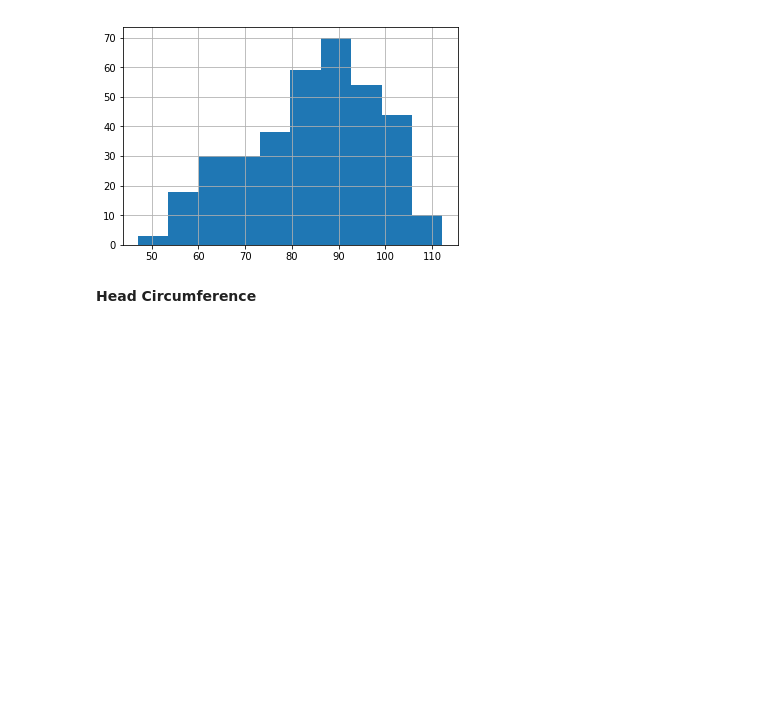
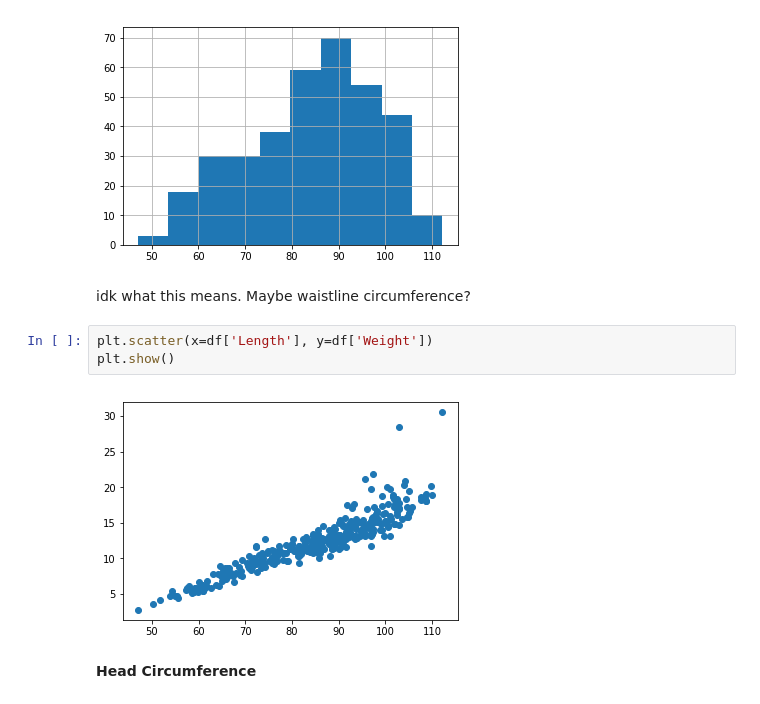
Before and after one commit to lucas-ubm/MaastrichtFlu, a Jupyter notebook: kaggle_starter.ipynb, the cells around one changed output. Saved outputs shown, nothing was run; the diff lists cells and outputs as text; blank space fills up the shorter version.

```diff
--- a/kaggle_starter.ipynb
+++ b/kaggle_starter.ipynb
@@ -309,6 +321,13 @@ df['Length'].hist()
 plt.show()
 # %% [output]
 [figure]
+# %% [markdown]
+idk what this means. Maybe waistline circumference?
+# %%
+plt.scatter(x=df['Length'], y=df['Weight'])
+plt.show()
+# %% [output]
+[figure, added]
 # %% [markdown]
 **Head Circumference**
 # %%
```
Also changed, not shown: parts of 29 cells of this notebook.
